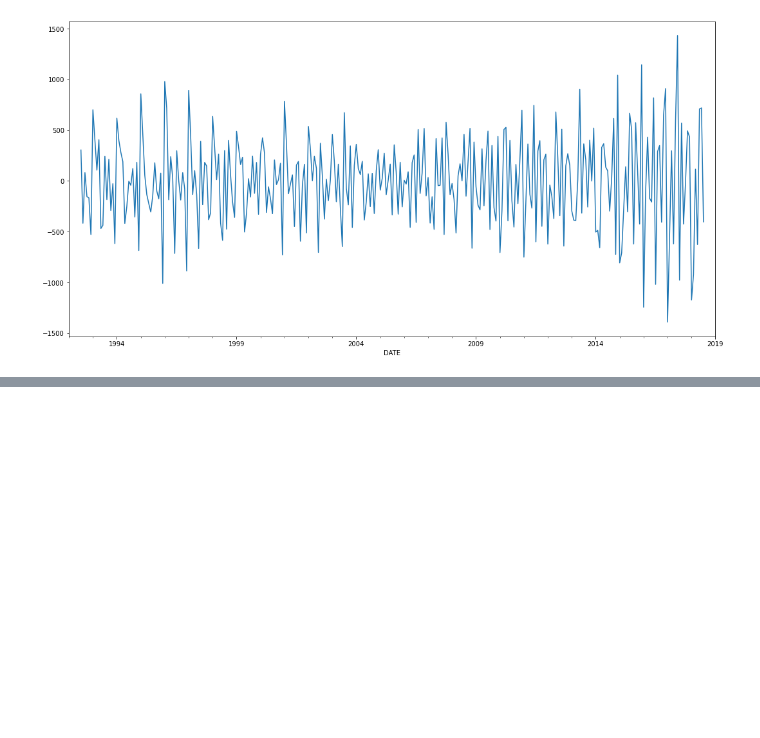
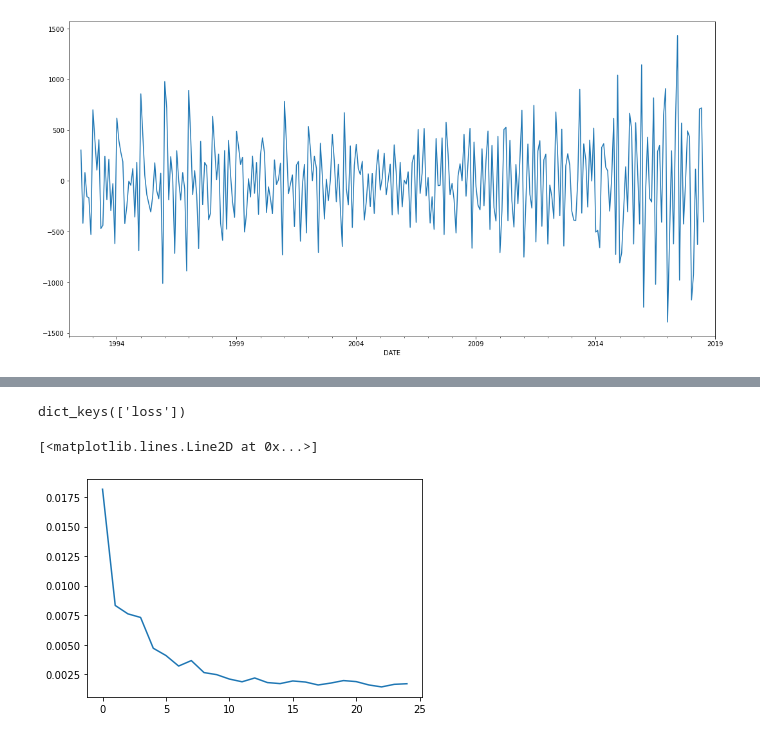
Before and after one commit to juspreet51/templates, a Jupyter notebook: tsa/jose/09_DL for TSF/83_RNN.ipynb, the cells around one changed output, grey strips where cells are left out. Cells and saved outputs as stored; diff of their text form; code cells hidden in the pictures; blank space fills up the shorter version.

Commit message:
LSTM on Alcohol_Sales added

```diff
--- a/tsa/jose/09_DL for TSF/83_RNN.ipynb
+++ b/tsa/jose/09_DL for TSF/83_RNN.ipynb
@@ -52,0 +68,10 @@ scaled_test_data = scaler.transform(test)
+# %%
+# For feeding batches of data to RNN
+from keras.preprocessing.sequence import TimeseriesGenerator
+
+# usually equal to the seasonal period cycle, i.e. 7 for day level data, 12 for month level data, etc
+n_input = 12
+n_features = 1
+
+# since source of data and traget are same, pass scaled train dataset twice
+train_generator = TimeseriesGenerator(scaled_train_data, scaled_train_data, length=n_input, batch_size=1)
@@ -52,0 +111,9 @@ scaled_test_data = scaler.transform(test)
+# %%
+from keras.models import Sequential
+from keras.layers import Dense, LSTM
+
+model = Sequential()
+model.add((LSTM(150, activation='relu', input_shape=(n_input, n_features))))
+model.add(Dense(1))
+model.compile(optimizer='adam', loss='mse')
+model.summary()
@@ -52,0 +133,2 @@ scaled_test_data = scaler.transform(test)
+# %%
+model.fit_generator(train_generator, epochs=25)
@@ -52,0 +154,10 @@ scaled_test_data = scaler.transform(test)
+# %%
+model.history.history.keys()
+# %% [output]
+dict_keys(['loss'])
+# %%
+loss_per_epoch = model.history.history['loss']
+plt.plot(range(len(loss_per_epoch)),loss_per_epoch);
+# %% [output]
+[<matplotlib.lines.Line2D at 0x...>]
+[figure, added]
```
Also changed, not shown: parts of 26 cells of this notebook, 3 other files.
